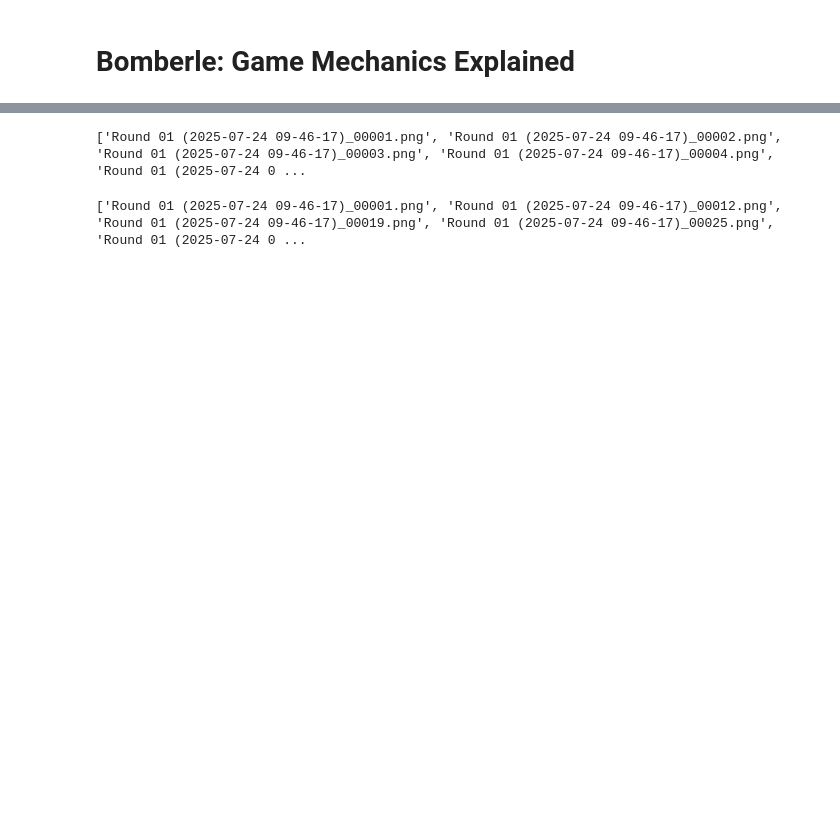
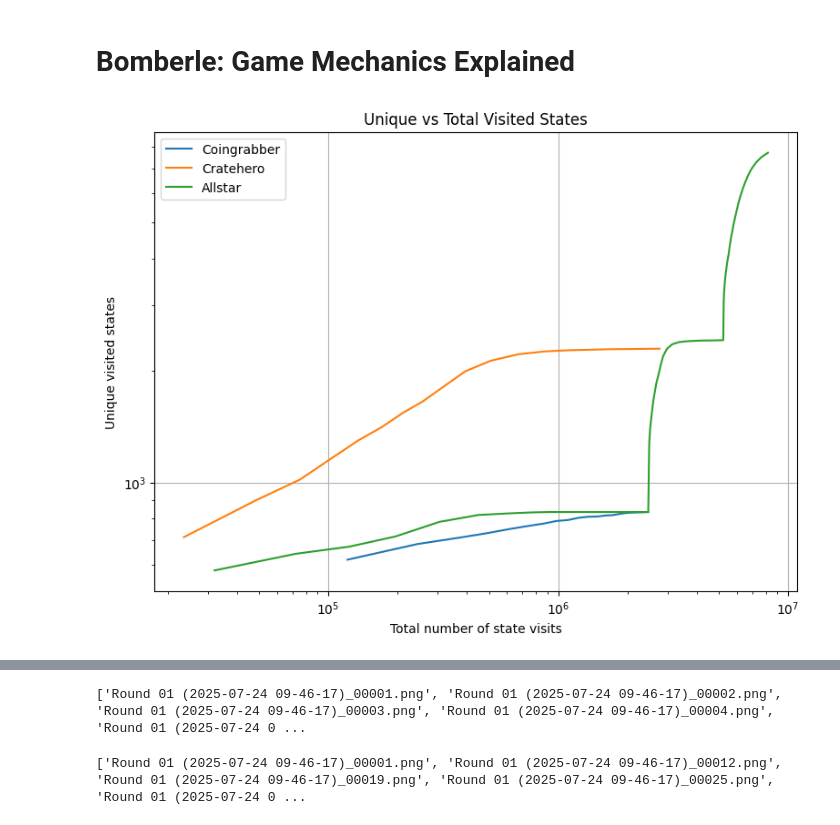
Before and after one commit to KunkelAlexander/bomberman_rl, a Jupyter notebook: blog.ipynb, the cells around one changed output, grey strips where cells are left out. Cells and saved outputs as stored; diff of their text form; code cells hidden in the pictures; blank space fills up the shorter version.

```diff
--- a/blog.ipynb
+++ b/blog.ipynb
@@ -1,2 +1,82 @@
 # %% [markdown]
 # Bomberle: Game Mechanics Explained
+# %%
+#!/usr/bin/env python3
+import os
+import pickle
+import re
+import matplotlib.pyplot as plt
+import json
+import numpy as np
+
+def load_q_visits_snapshots(folder):
+    """Load q_visits snapshots and matching evaluation results."""
+    q_pattern = re.compile(r"q_visits_chunk_(\d+)\.pkl$")
+    eval_pattern = re.compile(r"eval_chunk_(\d+)\.json$")
+
+    # Match chunk IDs to file paths
+    q_files = {}
+    eval_files = {}
+    for f in os.listdir(folder):
+        m_q = q_pattern.match(f)
+        if m_q:
+            q_files[int(m_q.group(1))] = os.path.join(folder, f)
+        m_e = eval_pattern.match(f)
+        if m_e:
+            eval_files[int(m_e.group(1))] = os.path.join(folder, f)
+
+    chunk_indices = sorted(set(q_files.keys()) & set(eval_files.keys()))
+
+    total_counts = []
+    unique_counts = []
+    avg_scores = []
+
+    for idx in chunk_indices:
+        # --- Load Q-visits ---
+        with open(q_files[idx], "rb") as f:
+            q_visits = pickle.load(f)  # dict: state -> array of action counts
+
+        total_visits = sum(np.sum(v) for v in q_visits.values())
+        unique_states = len(q_visits)
+
+
+        # --- Load Evaluation JSON ---
+        with open(eval_files[idx], "r") as f:
+            data = json.load(f)
+
+        rounds = data["by_round"].values()
+        total_score = sum(r.get("coins", 0) + 5 * r.get("kills", 0) for r in rounds)
+        avg_score = total_score / len(rounds) if rounds else 0
+
+        total_counts.append(total_visits)
+        unique_counts.append(unique_states)
+        avg_scores.append(avg_score)
+
+    return chunk_indices, total_counts, unique_counts, avg_scores
+
+
+dict1_folder = "agent_code/tq_coingrabber/dicts"  # change this to your actual dicts folder
+dict2_folder = "agent_code/tq_cratehero/dicts"  # change this to your actual dicts folder
+dict3_folder = "agent_code/tq_allstar/dicts"  # change this to your actual dicts folder
+
+
+c1, t1, u1, a1 = load_q_visits_snapshots(dict1_folder)
+c2, t2, u2, a2 = load_q_visits_snapshots(dict2_folder)
+c3, t3, u3, a3 = load_q_visits_snapshots(dict3_folder)
+
+
+plt.figure(figsize=(8,6))
+plt.plot(t1, u1, label = "Coingrabber")
+plt.plot(t2, u2, label = "Cratehero")
+plt.plot(t3, u3, label = "Allstar")
+plt.xlabel("Total number of state visits")
+plt.ylabel("Unique visited states")
+plt.title("Unique vs Total Visited States")
+plt.legend()
+plt.grid(True)
+plt.tight_layout()
+plt.xscale("log")
+plt.yscale("log")
+plt.show()
+# %% [output]
+[figure, added]
```
Also changed, not shown: parts of 4 cells of this notebook, 13 other files.
